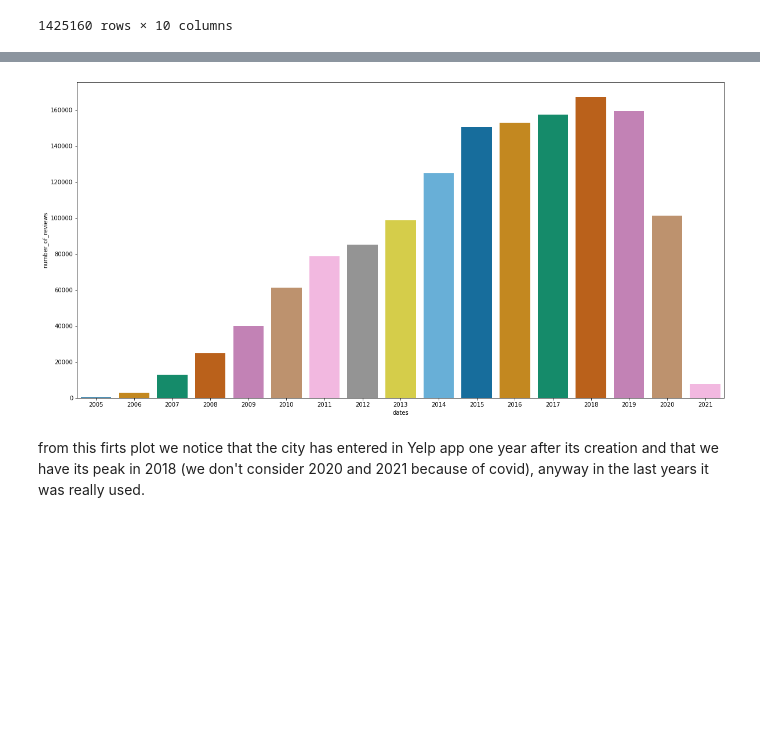
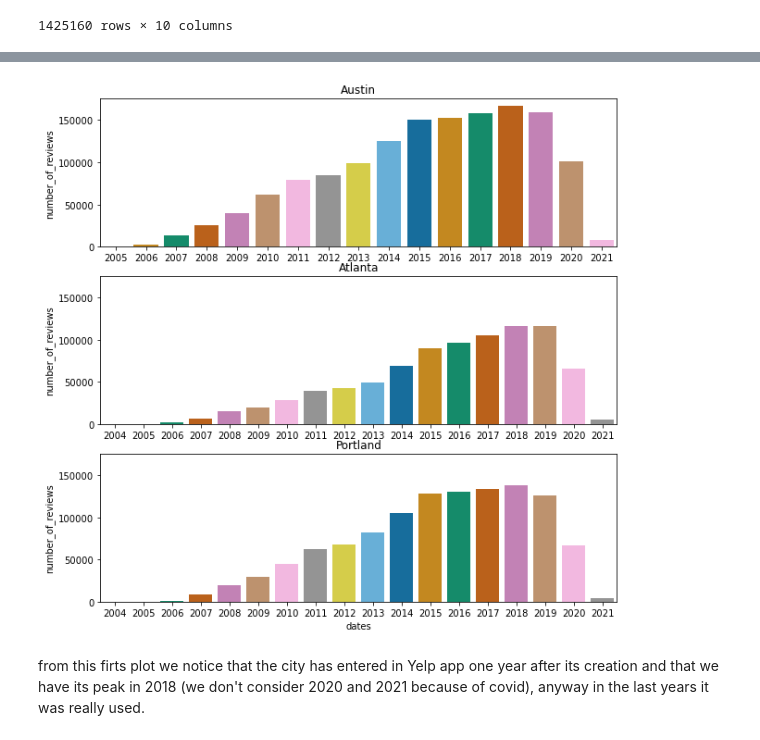
Before and after one commit to lucarossi9/Statistical-computation-project-2, a Jupyter notebook: time_space_analysis.ipynb, the cells around one changed output, grey strips where cells are left out. Drawn from its saved outputs; the diff is of its cells as text; code cells hidden in the pictures; blank space fills up the shorter version.

Commit message:
added final subplot

```diff
--- a/time_space_analysis.ipynb
+++ b/time_space_analysis.ipynb
@@ -737,3 +741,7 @@ Austin
 | 5576004 | f48kqEE2ceyhiB9OnY7_YQ | Austin | TX | 1 | 42 | IynOPHmdb78tq4pMUCypag | 5 | 0 | 2021 | 24485 |
 | 4973989 | YZs1gNSh_sN8JmN_nrpxeA | Austin | TX | 1 | 3603 | WL28N8LSxfhip8nZlrNwyw | 5 | 0 | 2021 | 24485 |
 1425160 rows × 10 columns
+# %%
+Atlanta=real_states[real_states['city']=='Atlanta']
+Atlanta=Atlanta.sort_values(by='dates',ascending=True)
+Atlanta
@@ -739,0 +762,4 @@ Austin
+# %%
+Portland=real_states[real_states['city']=='Portland']
+Portland=Portland.sort_values(by='dates',ascending=True)
+Portland
@@ -740,10 +780,19 @@ Austin
 # %%
-fig, ax=plt.subplots(1,1,figsize=(20,10))
+fig, ax=plt.subplots(3,1,figsize=(10,10), sharey=True)
 #ax.set_yscale('log')
-sns.countplot(data=Austin,x='dates',palette='colorblind',ax=ax)
-plt.ylabel('number_of_reviews')
+sns.countplot(data=Austin,x='dates',palette='colorblind',ax=ax[0])
+ax[0].set_ylabel('number_of_reviews')
+ax[0].set_xlabel('')
+ax[0].set_title('Austin')
+sns.countplot(data=Atlanta,x='dates',palette='colorblind',ax=ax[1])
+ax[1].set_ylabel('number_of_reviews')
+ax[1].set_xlabel('')
+ax[1].set_title('Atlanta')
+sns.countplot(data=Portland,x='dates',palette='colorblind',ax=ax[2])
+ax[2].set_ylabel('number_of_reviews')
+ax[2].set_title('Portland')
 plt.show()
 # %% [output]
-[figure, old version]
+[figure, new version]
 # %% [markdown]
 from this firts plot we notice that the city has entered in Yelp app one year after its creation and that we have its peak in 2018 (we don't consider 2020 and 2021 because of covid), anyway in the last years it was really used.
```
Also changed, not shown: parts of 17 cells of this notebook.
